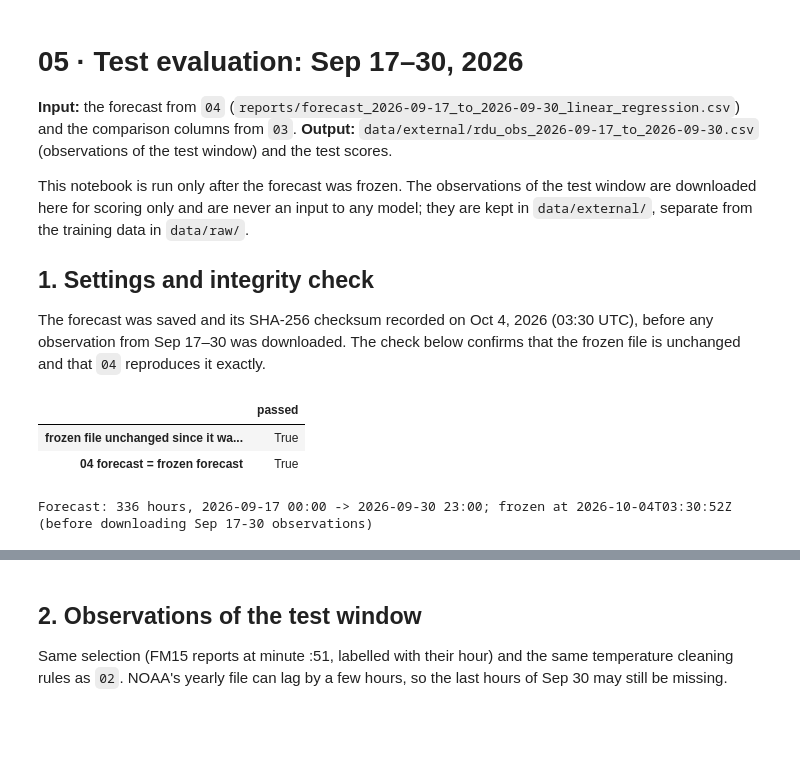
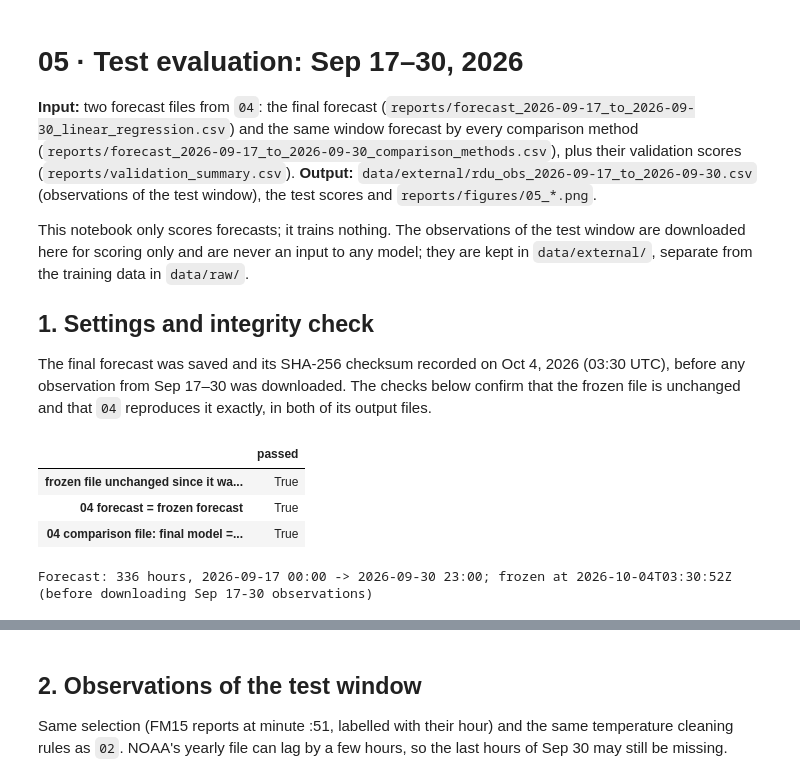
Before and after one commit to sz381/AIPI-520-Project-1, a Jupyter notebook: notebooks/05_linear_regression_test_evaluation.ipynb, the cells around one changed output, grey strips where cells are left out. Drawn from its saved outputs; the diff is of its cells as text; code cells hidden in the pictures; blank space fills up the shorter version.

```diff
--- a/notebooks/05_linear_regression_test_evaluation.ipynb
+++ b/notebooks/05_linear_regression_test_evaluation.ipynb
@@ -1,14 +1,14 @@
 # %% [markdown]
 # 05 · Test evaluation: Sep 17–30, 2026
 
-**Input:** the forecast from `04` (`reports/forecast_2026-09-17_to_2026-09-30_linear_regression.csv`) and the comparison columns from `03`.
-**Output:** `data/external/rdu_obs_2026-09-17_to_2026-09-30.csv` (observations of the test window) and the test scores.
+**Input:** two forecast files from `04`: the final forecast (`reports/forecast_2026-09-17_to_2026-09-30_linear_regression.csv`) and the same window forecast by every comparison method (`reports/forecast_2026-09-17_to_2026-09-30_comparison_methods.csv`), plus their validation scores (`reports/validation_summary.csv`).
+**Output:** `data/external/rdu_obs_2026-09-17_to_2026-09-30.csv` (observations of the test window), the test scores and `reports/figures/05_*.png`.
 
-This notebook is run only after the forecast was frozen. The observations of the test window are downloaded here for scoring only and are never an input to any model; they are kept in `data/external/`, separate from the training data in `data/raw/`.
+This notebook only scores forecasts; it trains nothing. The observations of the test window are downloaded here for scoring only and are never an input to any model; they are kept in `data/external/`, separate from the training data in `data/raw/`.
 
 ## 1. Settings and integrity check
 
-The forecast was saved and its SHA-256 checksum recorded on Oct 4, 2026 (03:30 UTC), before any observation from Sep 17–30 was downloaded. The check below confirms that the frozen file is unchanged and that `04` reproduces it exactly.
+The final forecast was saved and its SHA-256 checksum recorded on Oct 4, 2026 (03:30 UTC), before any observation from Sep 17–30 was downloaded. The checks below confirm that the frozen file is unchanged and that `04` reproduces it exactly, in both of its output files.
 # %%
 import hashlib
 from pathlib import Path
@@ -27,37 +27,42 @@ PROJECT_ROOT = next(
     if (folder / "notebooks").is_dir() and (folder / "requirements.txt").is_file()
 )
 FORECAST_FILE = PROJECT_ROOT / "reports" / "forecast_2026-09-17_to_2026-09-30_linear_regression.csv"
-SAMPLES_FILE = PROJECT_ROOT / "data" / "processed" / "model_samples_2024-03-14_to_2026-09-16.csv.gz"
+COMPARISON_FILE = PROJECT_ROOT / "reports" / "forecast_2026-09-17_to_2026-09-30_comparison_methods.csv"
+VALIDATION_FILE = PROJECT_ROOT / "reports" / "validation_summary.csv"
 FROZEN_FILE = PROJECT_ROOT / "scripts" / "results" / "final_forecast_M14.csv"   # frozen before any test data was seen
 FROZEN_HASH = PROJECT_ROOT / "scripts" / "results" / "final_forecast_M14.sha256"
 TEST_OBS_FILE = PROJECT_ROOT / "data" / "external" / "rdu_obs_2026-09-17_to_2026-09-30.csv"
 FIG_DIR = PROJECT_ROOT / "reports" / "figures"
 
 NY = "America/New_York"
 TEST_START = pd.Timestamp("2026-09-17", tz=NY)
 TEST_END = pd.Timestamp("2026-10-01", tz=NY)  # exclusive
 NOAA_URL = ("https://www.ncei.noaa.gov/oa/global-historical-climatology-network/hourly/access/"
             "by-year/2026/psv/GHCNh_USW00013722_2026.psv")
 
 
 def save_fig(fig, name):
     FIG_DIR.mkdir(parents=True, exist_ok=True)
     fig.savefig(FIG_DIR / f"05_{name}.png", dpi=150, bbox_inches="tight")
 
 
 forecast = pd.read_csv(FORECAST_FILE)
+comparison = pd.read_csv(COMPARISON_FILE)
 frozen = pd.read_csv(FROZEN_FILE)
 recorded_hash, frozen_at = FROZEN_HASH.read_text().split("\n")[0].split()[0], FROZEN_HASH.read_text().split("\n")[1]
+same_hours = lambda frame: frame["hour_local"].tolist() == frozen["hour_local"].tolist()
 checks = {
     "frozen file unchanged since it was locked": hashlib.sha256(FROZEN_FILE.read_bytes()).hexdigest() == recorded_hash,
-    "04 forecast = frozen forecast": np.allclose(forecast["forecast_deg_c"], frozen["temperature_forecast_c"])
-                                     and (forecast["hour_local"] == frozen["hour_local"]).all(),
+    "04 forecast = frozen forecast": same_hours(forecast) and np.allclose(forecast["forecast_deg_c"], frozen["temperature_forecast_c"]),
+    "04 comparison file: final model = frozen forecast": same_hours(comparison)
+                                                         and np.allclose(comparison["lr_final"], frozen["temperature_forecast_c"]),
 }
 display(pd.Series(checks, name="passed").to_frame())
 assert all(checks.values())
 print(f"Forecast: {len(forecast)} hours, {forecast['hour_local'].iloc[0]} -> {forecast['hour_local'].iloc[-1]}; {frozen_at}")
 # %% [output]
 |  | passed |
 | frozen file unchanged since it wa... | True |
 | 04 forecast = frozen forecast | True |
+| 04 comparison file: final model =... | True |
 Forecast: 336 hours, 2026-09-17 00:00 -> 2026-09-30 23:00; frozen at 2026-10-04T03:30:52Z (before downloading Sep 17-30 observations)
```
Also changed, not shown: parts of 9 cells of this notebook, 22 other files.
